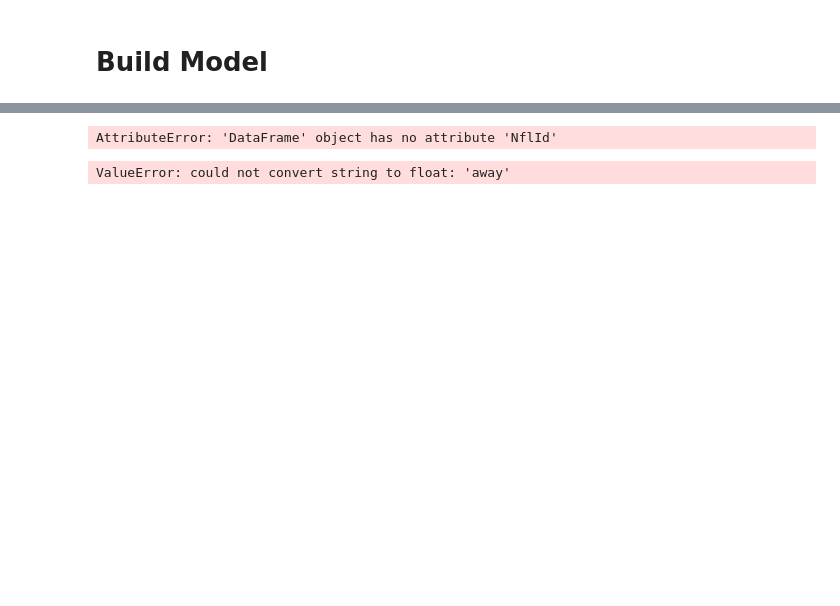
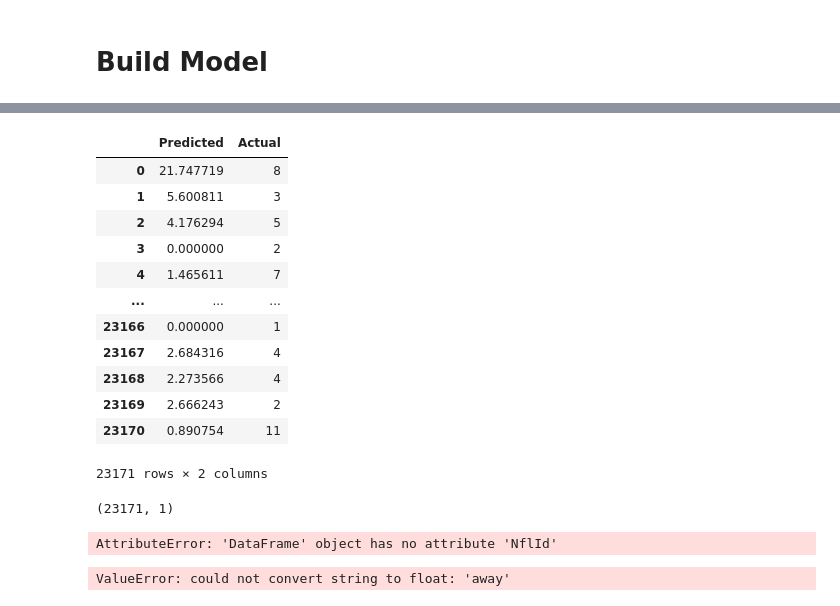
Before and after one commit to tackes/NFL_Weather_Impact, a Jupyter notebook: NFL_Tensorflow_model.ipynb, the cells around one changed output, grey strips where cells are left out. Cells and saved outputs as stored; diff of their text form; code cells hidden in the pictures; blank space fills up the shorter version.

Commit message:
Added Keras Model

```diff
--- a/NFL_Tensorflow_model.ipynb
+++ b/NFL_Tensorflow_model.ipynb
@@ -667,26 +670,29 @@ tf_df
 # %% [markdown]
 # Build Model
 # %%
+del model
 def build_model():
-  model = keras.Sequential([
-    layers.Dense(64, activation='relu', input_shape=[len(train_dataset.keys())]),
-    layers.Dense(64, activation='relu'),
-    layers.Dense(1)
-  ])
+    model = tf.keras.Sequential()
+    # Adds a densely-connected layer with 64 units to the model:
+    model.add(tf.keras.layers.Dense(64, activation='relu'))
+    # Add another:
+    model.add(tf.keras.layers.Dense(64, activation='relu'))
+    # Add a softmax layer with 10 output units:
+    model.add(tf.keras.layers.Dense(1, activation='relu'))
 
-  optimizer = tf.keras.optimizers.RMSprop(0.001)
-
-  model.compile(loss='mse',
-                optimizer=optimizer,
+    model.compile(loss='mse',
+                optimizer='adam',
                 metrics=['mae', 'mse'])
-  return model
+    return model
 # %%
+
+
 model = build_model()
 
-EPOCHS = 1000
+EPOCHS = 100
 
 history = model.fit(
-  tf_df, train_labels,
-  epochs=EPOCHS, validation_split = 0.2, verbose=0,
-  callbacks=[tfdocs.modeling.EpochDots()])
+  norm_train_data.values, y_train.values,
+  epochs=EPOCHS, validation_split = 0.2, verbose=1
+  )
 # %% [output]
@@ -712,0 +716,2 @@ Epoch 15/15
+# %%
+predicted = model.predict(norm_test_data.values)
@@ -713,3 +733,26 @@ Epoch 15/15
+# %%
+final_df = y_test.copy()
+pred_df = pd.DataFrame( data = predicted, columns =['Predicted'])
+pred_df['Actual'] = final_df
+pred_df
+# %% [output]
+|  | Predicted | Actual |
+| 0 | 21.747719 | 8 |
+| 1 | 5.600811 | 3 |
+| 2 | 4.176294 | 5 |
+| 3 | 0.000000 | 2 |
+| 4 | 1.465611 | 7 |
+| ... | ... | ... |
+| 23166 | 0.000000 | 1 |
+| 23167 | 2.684316 | 4 |
+| 23168 | 2.273566 | 4 |
+| 23169 | 2.666243 | 2 |
+| 23170 | 0.890754 | 11 |
+23171 rows × 2 columns
+# %%
+pred_df.shape
+# %% [output]
+(23171, 1)
 # %%
 # First pass lets use non categorical variables
 
```
Also changed, not shown: parts of 19 cells of this notebook.
